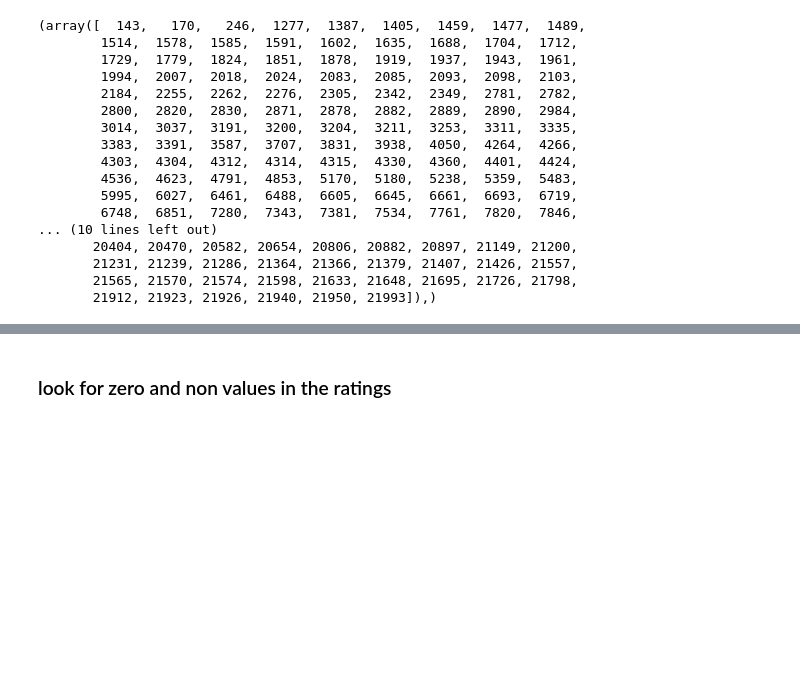
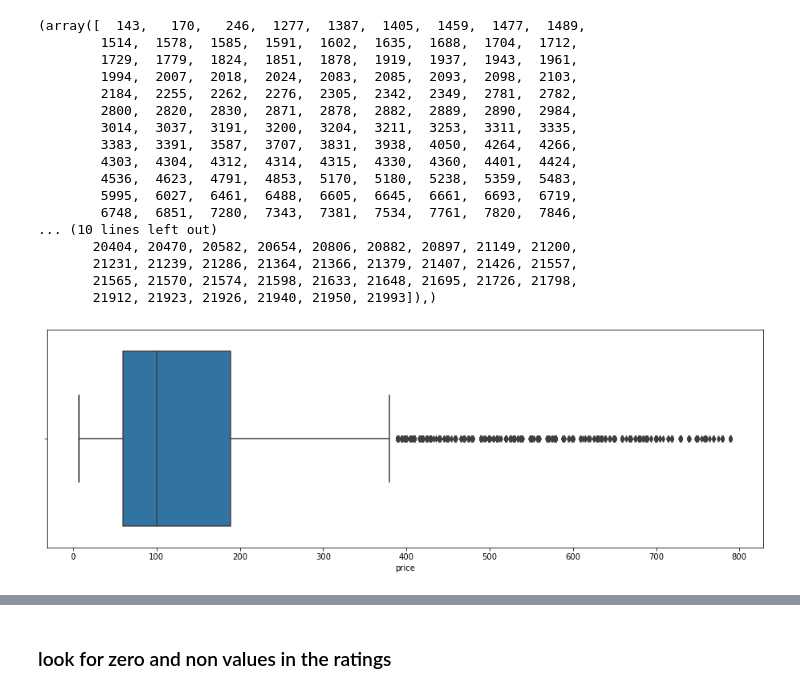
Before and after one commit to cbroomhead/webscraping_wine_project, a Jupyter notebook: wine_scraped_clean.ipynb, the cells around one changed output, grey strips where cells are left out. Drawn from its saved outputs; the diff is of its cells as text; code cells hidden in the pictures; blank space fills up the shorter version.

Commit message:
used scores for price outliet analysis

```diff
--- a/wine_scraped_clean.ipynb
+++ b/wine_scraped_clean.ipynb
@@ -276,3 +276,11 @@ print(np.where(df['z_score'] > 3))
        21231, 21239, 21286, 21364, 21366, 21379, 21407, 21426, 21557,
        21565, 21570, 21574, 21598, 21633, 21648, 21695, 21726, 21798,
        21912, 21923, 21926, 21940, 21950, 21993]),)
+# %%
+# drop anything that is older than 1950 - wine is probably not good anymore!
+df = df[df['z_score'] < 1]
+# %%
+plt.figure(figsize = [16, 5])
+sb.boxplot(x=df['price']);
+# %% [output]
+[figure, added]
```
Also changed, not shown: parts of 3 cells of this notebook.
